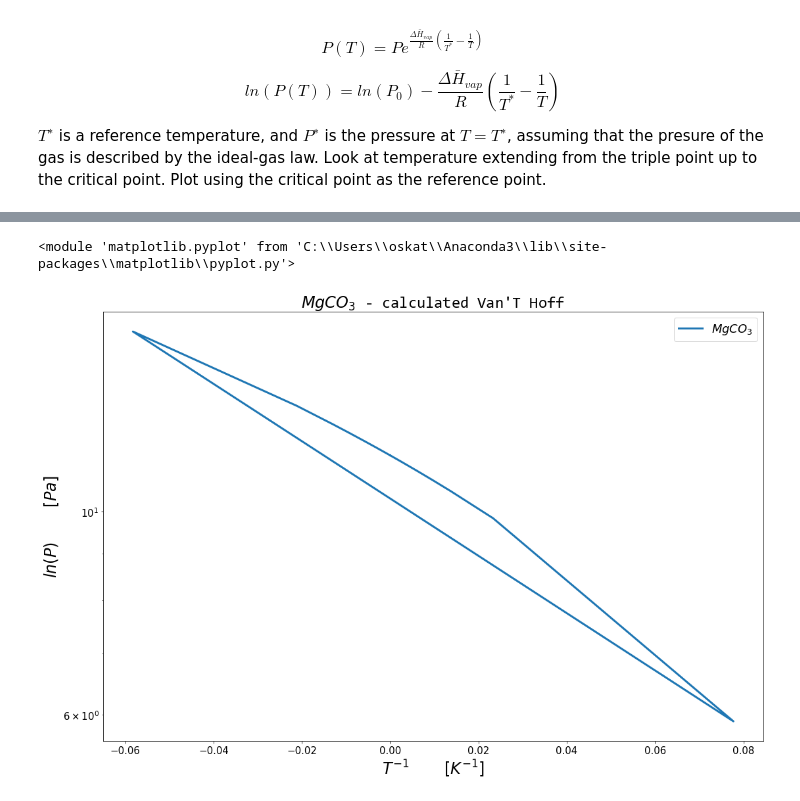
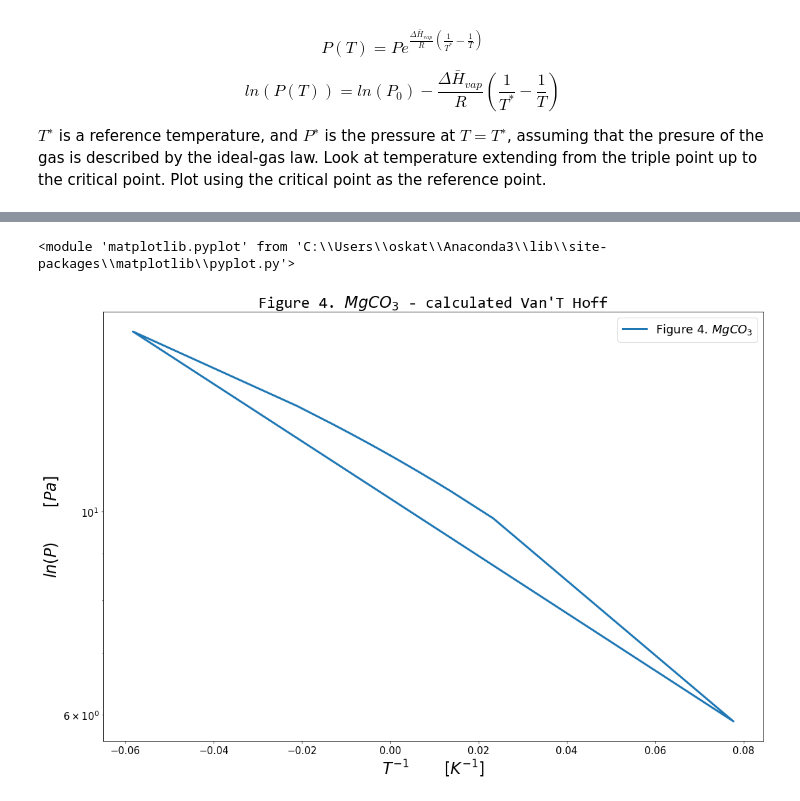
Before and after one commit to KiraSensei13/MNT_ITESM_courses, a Jupyter notebook: 2.2.ThermodynamicsOfMaterials/thermo_Hwk07/A01212611_thermo_Hwk07.ipynb, the cells around one changed output, grey strips where cells are left out. Drawn from its saved outputs; the diff is of its cells as text; code cells hidden in the pictures.

```diff
--- a/2.2.ThermodynamicsOfMaterials/thermo_Hwk07/A01212611_thermo_Hwk07.ipynb
+++ b/2.2.ThermodynamicsOfMaterials/thermo_Hwk07/A01212611_thermo_Hwk07.ipynb
@@ -409,17 +442,17 @@ display(plt);
 # %%
 # the temperature and pressure at three important reference points in the water phase
 # diagram http://marohn-public.site44.com/Marohn-20180418-005000-Phase-Diagram.html
 # (T,P) at the triple point
 
 # array of temp points and cosntants
 P0 = 101325 #*u.Pa
 H_vap = 601.241 #59 #*u.kJ/u.mol
 T_ref = 298.15 #*u.K
 T_inv = 1/np.linspace(T_ref-15000, T_ref+15000, 1000) #*u.K
 
 # plot
-plotPhaseDiagram_(T_inv, P0, H_vap, r'$Mg C O_3$')
+plotPhaseDiagram_(T_inv, P0, H_vap, 'Figure 4. ' + r'$Mg C O_3$')
 display(plt);
 # %% [output]
 <module 'matplotlib.pyplot' from 'C:\\Users\\oskat\\Anaconda3\\lib\\site-packages\\matplotlib\\pyplot.py'>
-[figure, old version]
+[figure, new version]
```
Also changed, not shown: parts of 17 cells of this notebook.
